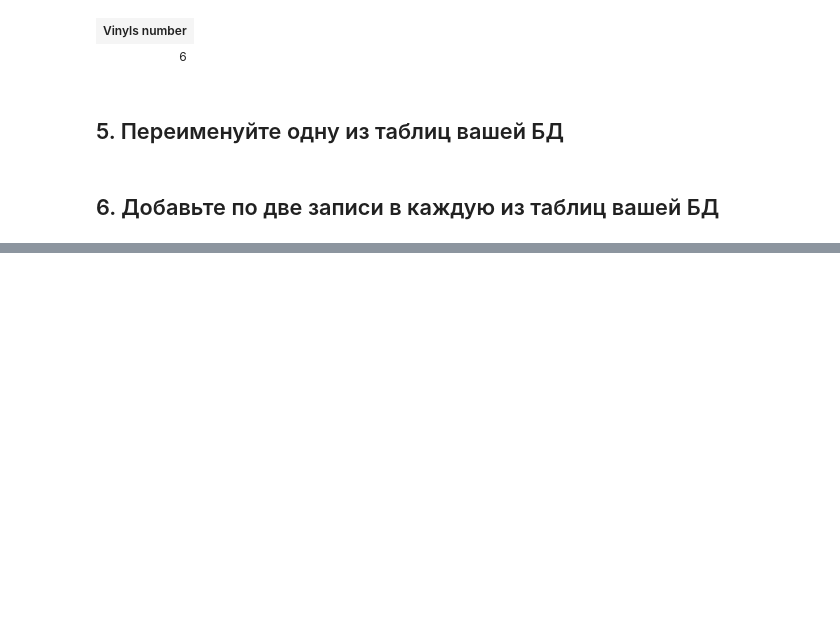
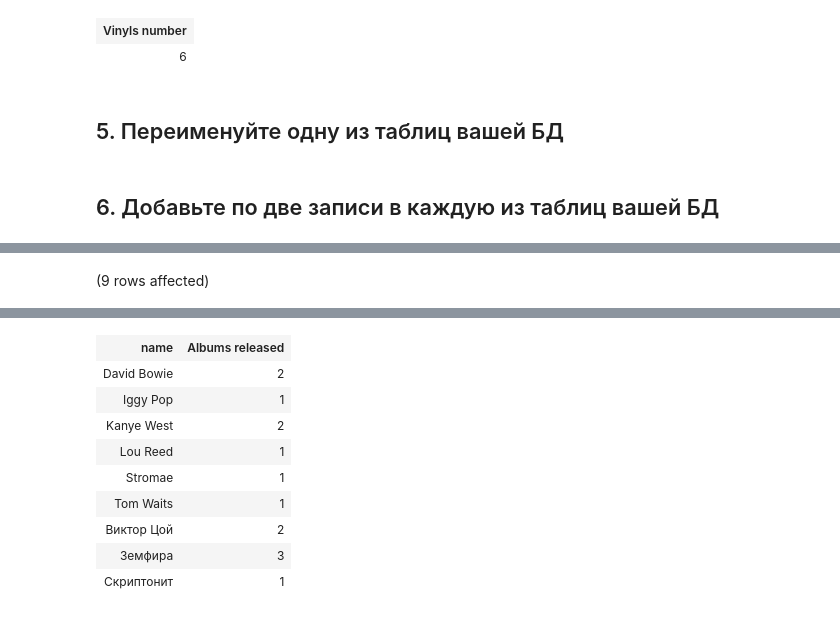
Before and after one commit to petrik33/BSU-Data-Engineering, a Jupyter notebook: 12. Roundup/notebook.ipynb, the cells around one changed output, grey strips where cells are left out. Drawn from its saved outputs; the diff is of its cells as text; code cells hidden in the pictures; blank space fills up the shorter version.

```diff
--- a/12. Roundup/notebook.ipynb
+++ b/12. Roundup/notebook.ipynb
@@ -367,0 +421,7 @@ VALUES
+# %%
+SELECT authors.name, COUNT(albums.name) as [Albums released]
+FROM authors
+INNER JOIN albums on albums.author = authors.id
+GROUP BY authors.name
+# %% [output]
+(9 rows affected)
@@ -367,0 +429,10 @@ VALUES
+| name | Albums released |
+| David Bowie | 2 |
+| Iggy Pop | 1 |
+| Kanye West | 2 |
+| Lou Reed | 1 |
+| Stromae | 1 |
+| Tom Waits | 1 |
+| Виктор Цой | 2 |
+| Земфира | 3 |
+| Скриптонит | 1 |
```
Also changed, not shown: parts of 13 cells of this notebook.
